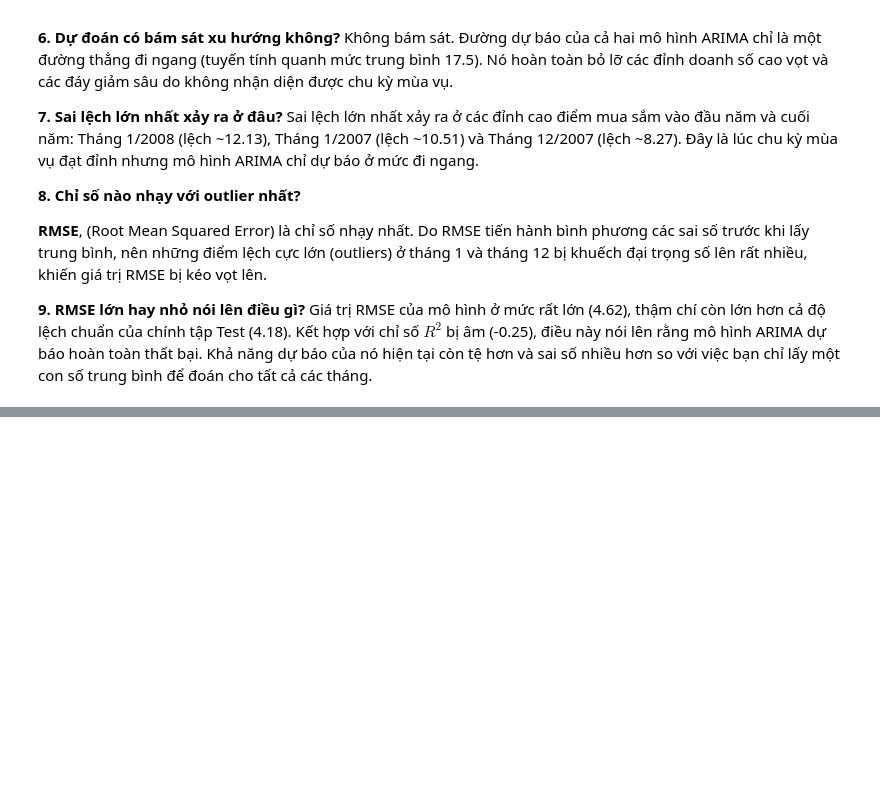
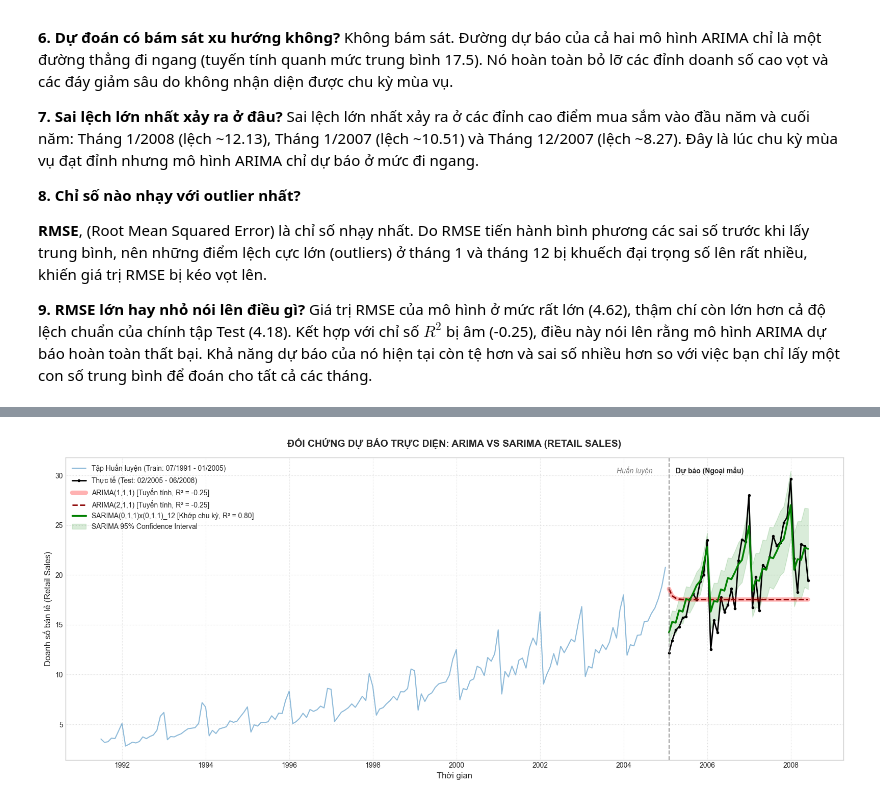
Before and after one commit to OrangkillEmily/Lab_TimeSeries, a Jupyter notebook: notebooks/lab02/Lab02_TimeSeries_Dataset1.ipynb, the cells around one changed output, grey strips where cells are left out. Cells and saved outputs as stored; diff of their text form; code cells hidden in the pictures; blank space fills up the shorter version.

```diff
--- a/notebooks/lab02/Lab02_TimeSeries_Dataset1.ipynb
+++ b/notebooks/lab02/Lab02_TimeSeries_Dataset1.ipynb
@@ -778,0 +1123,44 @@ Giá trị RMSE của mô hình ở mức rất lớn (4.62), thậm chí còn l
+# %%
+import matplotlib.pyplot as plt
+
+# Tạo khung đồ thị tùy chỉnh
+fig, ax = plt.subplots(figsize=(16, 7))
+
+# 1. Vẽ tập Train
+train_label = f'Tập Huấn luyện (Train: {train.index[0].strftime("%m/%Y")} - {train.index[-1].strftime("%m/%Y")})'
+ax.plot(train.index, train, color='#1f77b4', alpha=0.5, label=train_label)
+
+# 2. Vẽ tập Test (Thực tế)
+test_label = f'Thực tế (Test: {test.index[0].strftime("%m/%Y")} - {test.index[-1].strftime("%m/%Y")})'
+ax.plot(test.index, test, marker='.', color='black', linewidth=2, label=test_label)
+
+# 3. Vẽ ARIMA(1,1,1) - Dùng nét to, làm mờ (alpha=0.3) làm nền
+ax.plot(test.index, fc_arima111, color='red', linestyle='-', linewidth=6, alpha=0.3,
+        label=f'ARIMA(1,1,1) [Tuyến tính, R² = {r2_arima1:.2f}]')
+
+# 4. Vẽ ARIMA(2,1,1) - Dùng nét đứt, màu sậm đè lên trên nền ARIMA 1
+ax.plot(test.index, fc_arima211, color='darkred', linestyle='--', linewidth=2,
+        label=f'ARIMA(2,1,1) [Tuyến tính, R² = {r2_arima2:.2f}]')
+
+# 5. Vẽ SARIMA tốt nhất
+ax.plot(test.index, fc_sarima, color='green', linewidth=2.5,
+        label=f'{best_sarima_name} [Khớp chu kỳ, R² = {r2_sarima:.2f}]')
+ax.fill_between(test.index, conf_sarima.iloc[:, 0], conf_sarima.iloc[:, 1], color='green', alpha=0.15,
+                label='SARIMA 95% Confidence Interval')
+
+# 6. Trang trí đồ thị
+ax.axvline(x=test.index[0], color='gray', linestyle='--', alpha=0.8) # Đường phân cách Train/Test
+ax.text(test.index[2], ax.get_ylim()[1]*0.95, 'Dự báo (Ngoại mẫu)', fontweight='bold')
+ax.text(train.index[-15], ax.get_ylim()[1]*0.95, 'Huấn luyện', style='italic', color='gray')
+
+ax.set_title('ĐỐI CHỨNG DỰ BÁO TRỰC DIỆN: ARIMA VS SARIMA (RETAIL SALES)', fontsize=14, fontweight='bold', pad=15)
+ax.set_ylabel('Doanh số bán lẻ (Retail Sales)', fontsize=12)
+ax.set_xlabel('Thời gian', fontsize=12)
+ax.legend(loc='upper left', shadow=True, facecolor='white')
+ax.grid(True, linestyle=':', alpha=0.7)
+
+plt.tight_layout()
+plt.savefig(str(fig_dir / 'so_sanh_arima_vs_sarima_chuan_Dataset1.png'), dpi=120)
+plt.show()
+# %% [output]
+[figure, added]
```
Also changed, not shown: parts of 7 cells of this notebook, 9 other files.
